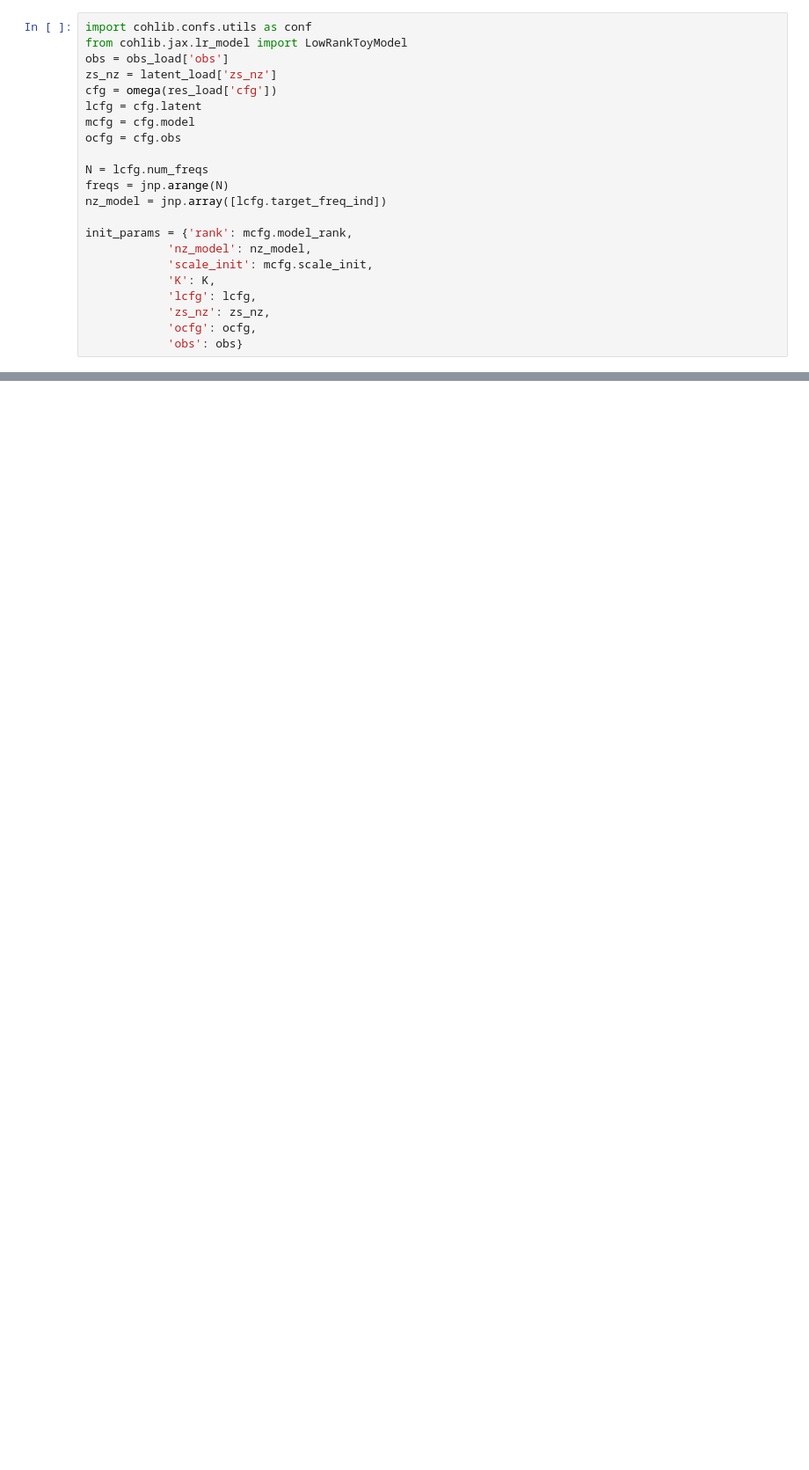
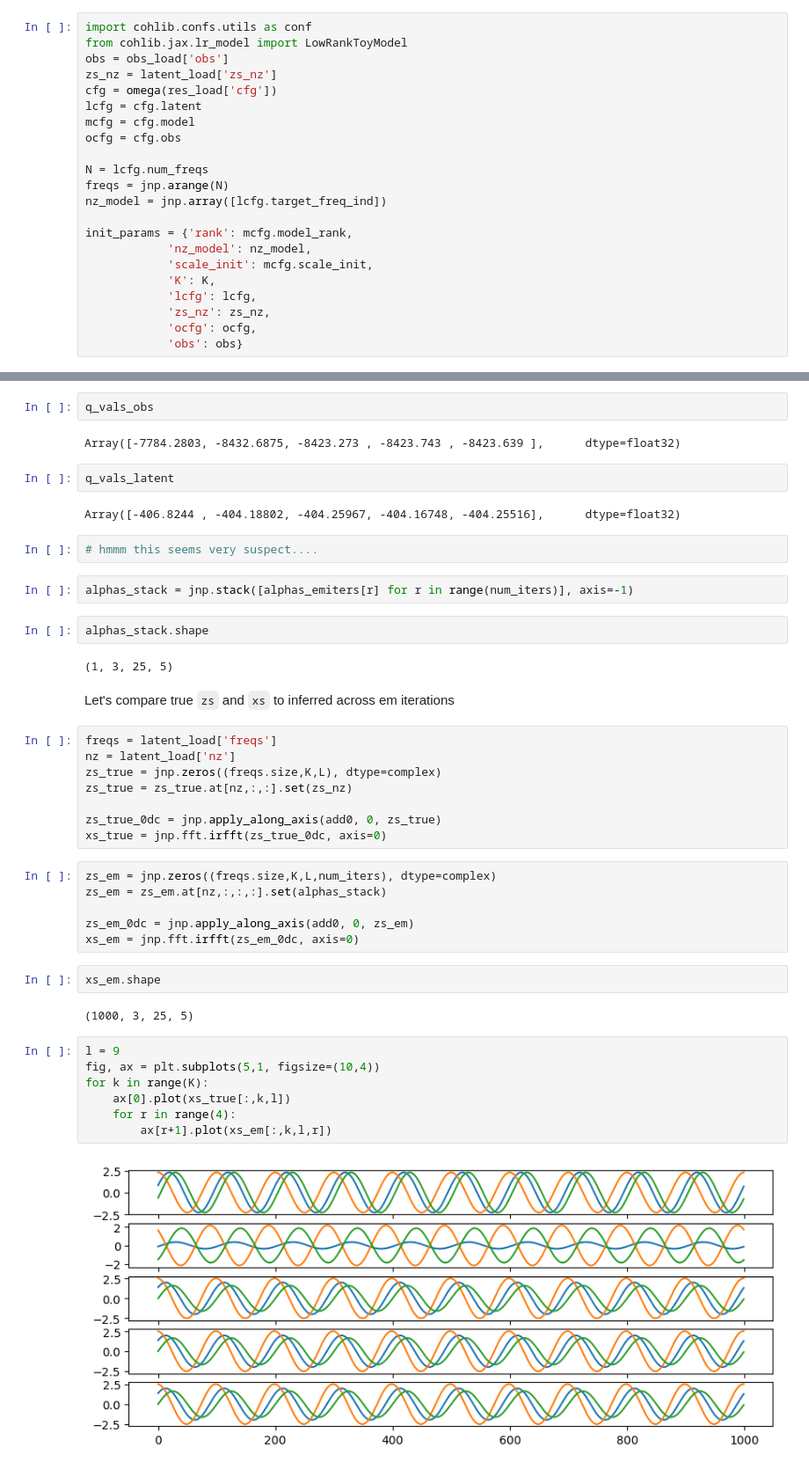
Before and after one commit to Stephen-Lab-BU/sgc, a Jupyter notebook: experiments/inspect_res.ipynb, the cells around one changed output, grey strips where cells are left out. Shown at 88% size. Saved outputs shown, nothing was run; the diff lists cells and outputs as text; blank space fills up the shorter version.

```diff
--- a/experiments/inspect_res.ipynb
+++ b/experiments/inspect_res.ipynb
@@ -78,0 +205,45 @@ eigvec update:
+# %%
+q_vals_obs
+# %% [output]
+Array([-7784.2803, -8432.6875, -8423.273 , -8423.743 , -8423.639 ],      dtype=float32)
+# %%
+q_vals_latent
+# %% [output]
+Array([-406.8244 , -404.18802, -404.25967, -404.16748, -404.25516],      dtype=float32)
+# %%
+# hmmm this seems very suspect....
+# %%
+alphas_stack = jnp.stack([alphas_emiters[r] for r in range(num_iters)], axis=-1)
+# %%
+alphas_stack.shape
+# %% [output]
+(1, 3, 25, 5)
+# %% [markdown]
+Let's compare true `zs` and `xs` to inferred across em iterations
+# %%
+freqs = latent_load['freqs']
+nz = latent_load['nz']
+zs_true = jnp.zeros((freqs.size,K,L), dtype=complex)
+zs_true = zs_true.at[nz,:,:].set(zs_nz)
+
+zs_true_0dc = jnp.apply_along_axis(add0, 0, zs_true)
+xs_true = jnp.fft.irfft(zs_true_0dc, axis=0)
+# %%
+zs_em = jnp.zeros((freqs.size,K,L,num_iters), dtype=complex)
+zs_em = zs_em.at[nz,:,:,:].set(alphas_stack)
+
+zs_em_0dc = jnp.apply_along_axis(add0, 0, zs_em)
+xs_em = jnp.fft.irfft(zs_em_0dc, axis=0)
+# %%
+xs_em.shape
+# %% [output]
+(1000, 3, 25, 5)
+# %%
+l = 9
+fig, ax = plt.subplots(5,1, figsize=(10,4))
+for k in range(K):
+    ax[0].plot(xs_true[:,k,l])
+    for r in range(4):
+        ax[r+1].plot(xs_em[:,k,l,r])
+# %% [output]
+[figure, added]
```
Also changed, not shown: parts of 32 cells of this notebook, 2 other files.
